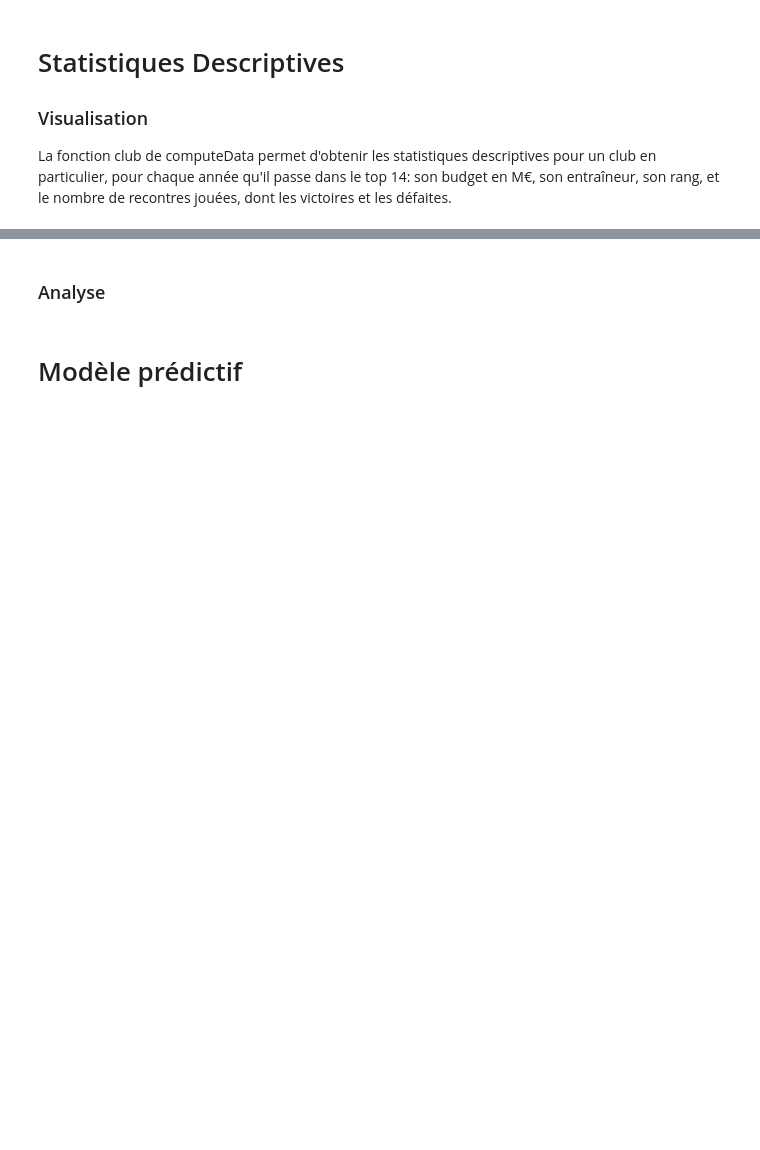
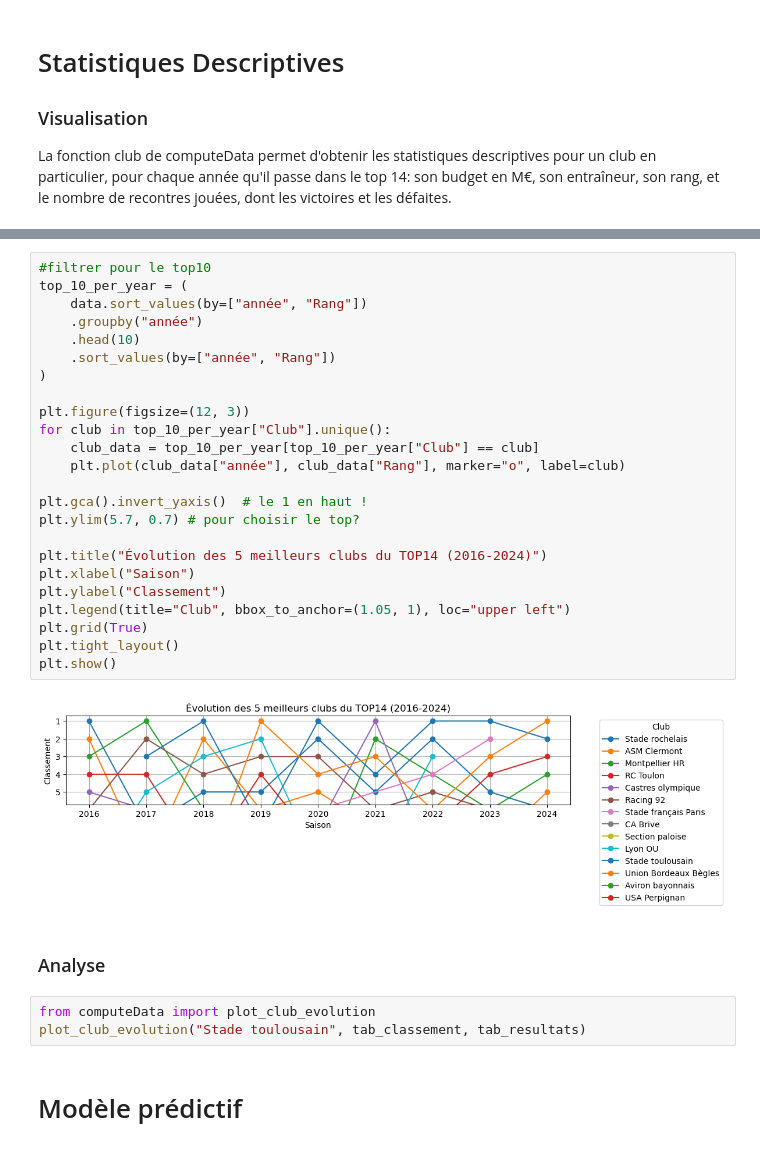
Before and after one commit to mathieuroig9/projet2AENSAE-PredictionRugby, a Jupyter notebook: main.ipynb, the cells around one changed output, grey strips where cells are left out. Drawn from its saved outputs; the diff is of its cells as text; blank space fills up the shorter version.

```diff
--- a/main.ipynb
+++ b/main.ipynb
@@ -249,6 +270,35 @@ Diff                      37       312       124       -24
+# %%
+#filtrer pour le top10
+top_10_per_year = (
+    data.sort_values(by=["année", "Rang"])
+    .groupby("année")
+    .head(10)
+    .sort_values(by=["année", "Rang"])
+)
+
+plt.figure(figsize=(12, 3))
+for club in top_10_per_year["Club"].unique():
+    club_data = top_10_per_year[top_10_per_year["Club"] == club]
+    plt.plot(club_data["année"], club_data["Rang"], marker="o", label=club)
+
+plt.gca().invert_yaxis()  # le 1 en haut !
+plt.ylim(5.7, 0.7) # pour choisir le top?
+
+plt.title("Évolution des 5 meilleurs clubs du TOP14 (2016-2024)")
+plt.xlabel("Saison")
+plt.ylabel("Classement")
+plt.legend(title="Club", bbox_to_anchor=(1.05, 1), loc="upper left")
+plt.grid(True)
+plt.tight_layout()
+plt.show()
+# %% [output]
+[figure, added]
 # %% [markdown]
 <a id="analyse"></a>
 ### Analyse
+# %%
+from computeData import plot_club_evolution
+plot_club_evolution("Stade toulousain", tab_classement, tab_resultats)
 # %% [markdown]
 <a id="predict"></a>
 # Modèle prédictif
```
Also changed, not shown: parts of 6 cells of this notebook.
